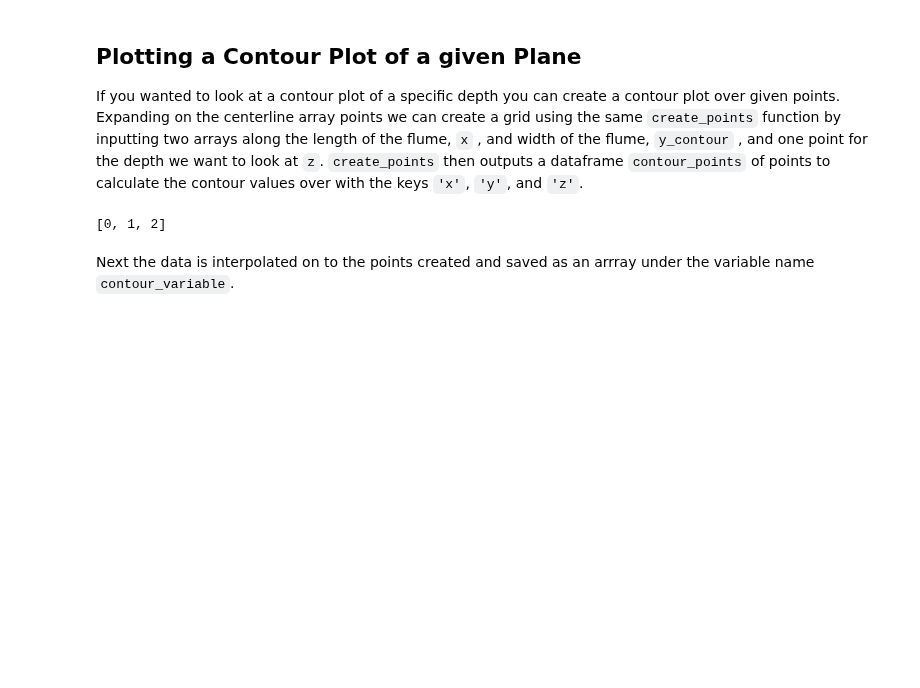
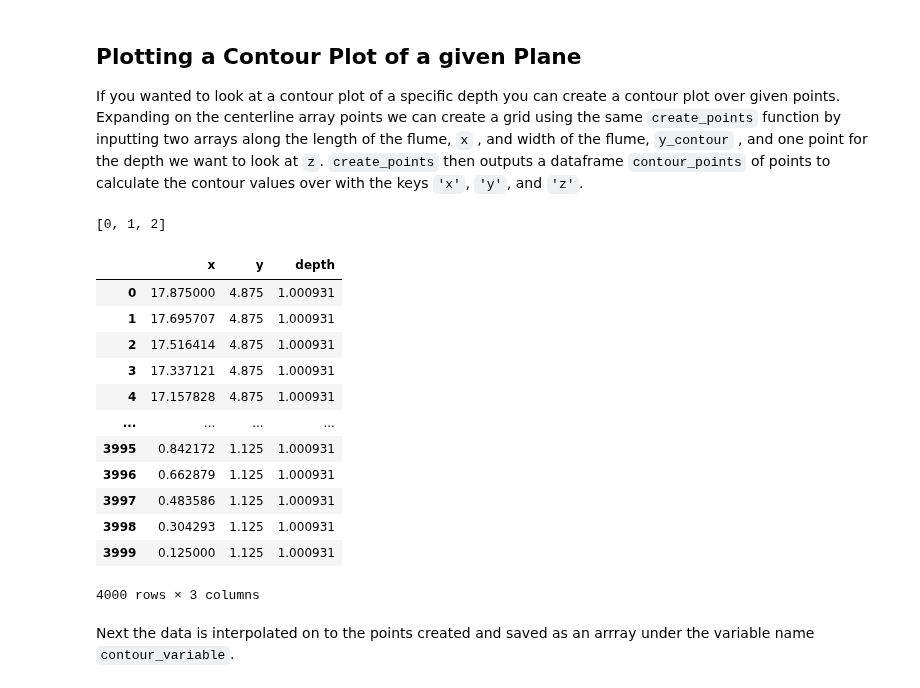
Before and after one commit to MHKiT-Software/MHKiT-Python, a Jupyter notebook: examples/Delft3D_example.ipynb, the cells around one changed output. Cells and saved outputs as stored; diff of their text form; code cells hidden in the pictures; blank space fills up the shorter version.

```diff
--- a/examples/Delft3D_example.ipynb
+++ b/examples/Delft3D_example.ipynb
@@ -188,12 +188,26 @@ If you wanted to look at a contour plot of a specific depth you can create a con
 # %%
 # Create x-y plane at z level midpoint
 x2 = np.linspace(xmin, xmax, num=100)
 y_contour = np.linspace(ymin, ymax, num=40)
-z2 = np.mean([zmin,zmax])
+z2 = np.mean([depth_min,depth_max])
 
 contour_points = d3d.create_points(x2, y_contour, z2)
+contour_points
 # %% [output]
 [0, 1, 2]
+|  | x | y | depth |
+| 0 | 17.875000 | 4.875 | 1.000931 |
+| 1 | 17.695707 | 4.875 | 1.000931 |
+| 2 | 17.516414 | 4.875 | 1.000931 |
+| 3 | 17.337121 | 4.875 | 1.000931 |
+| 4 | 17.157828 | 4.875 | 1.000931 |
+| ... | ... | ... | ... |
+| 3995 | 0.842172 | 1.125 | 1.000931 |
+| 3996 | 0.662879 | 1.125 | 1.000931 |
+| 3997 | 0.483586 | 1.125 | 1.000931 |
+| 3998 | 0.304293 | 1.125 | 1.000931 |
+| 3999 | 0.125000 | 1.125 | 1.000931 |
+4000 rows × 3 columns
 # %% [markdown]
 Next the data is interpolated on to the points created and saved as an arrray under the variable name `contour_variable`.
 # %%
```
Also changed, not shown: parts of 8 cells of this notebook.
